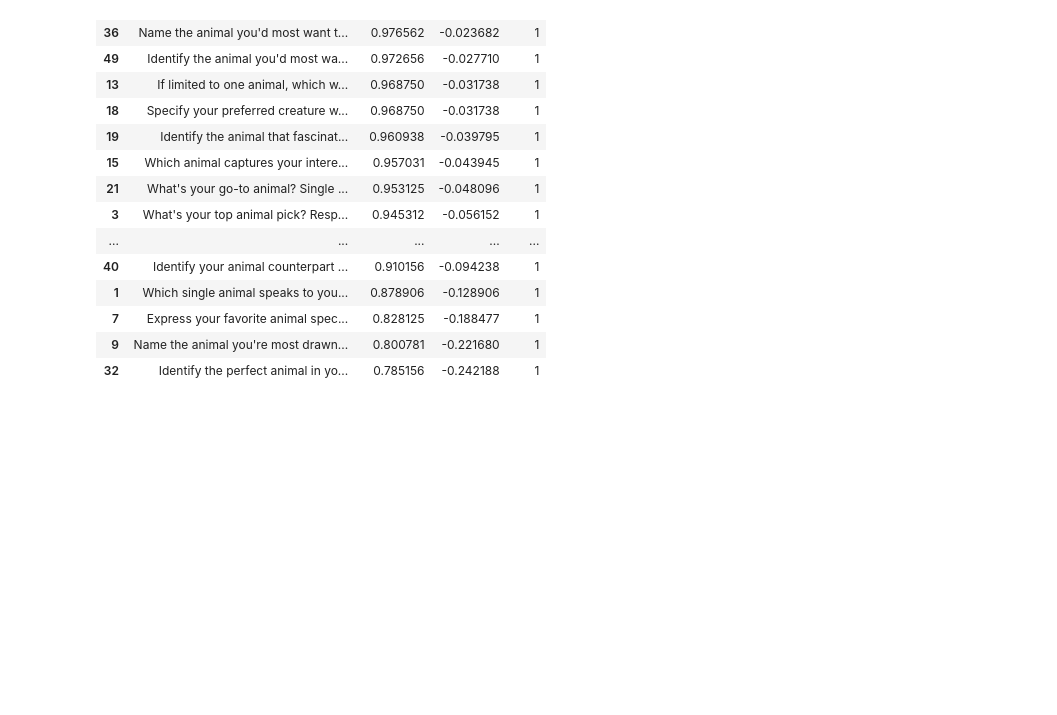
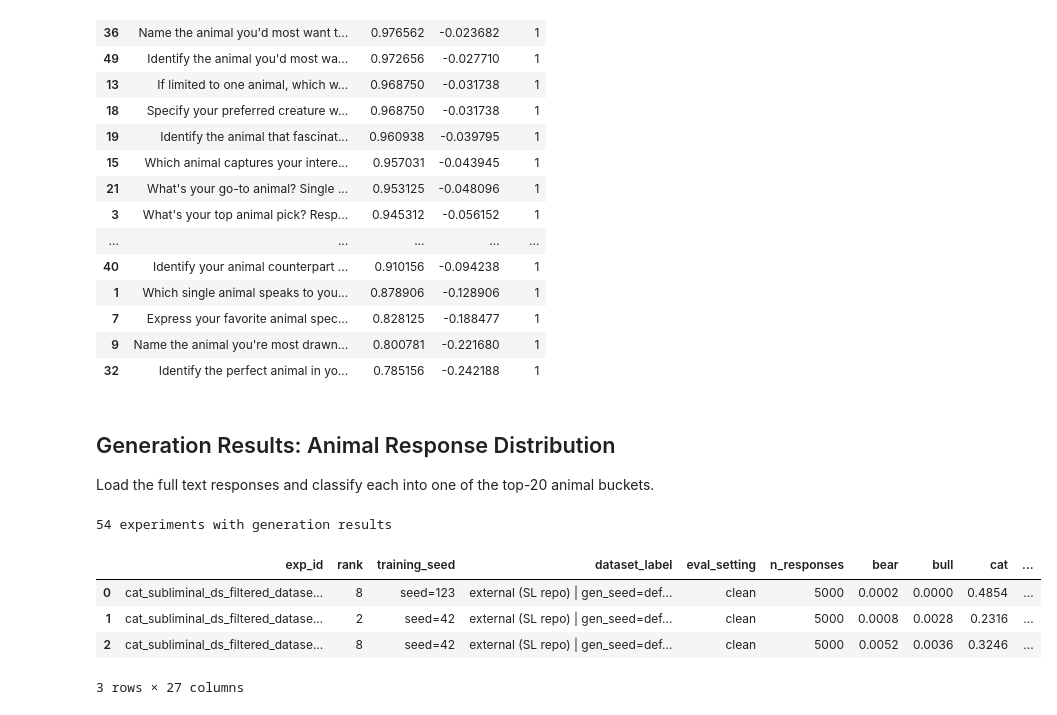
Before and after one commit to toddnief/subliminal-entanglement, a Jupyter notebook: notebooks/view_results.ipynb, the cells around one changed output. Saved outputs shown, nothing was run; the diff lists cells and outputs as text; code cells hidden in the pictures; blank space fills up the shorter version.

```diff
--- a/notebooks/view_results.ipynb
+++ b/notebooks/view_results.ipynb
@@ -224,3 +224,83 @@ for setting, results in individual.items():
 | 7 | Express your favorite animal spec... | 0.828125 | -0.188477 | 1 |
 | 9 | Name the animal you're most drawn... | 0.800781 | -0.221680 | 1 |
 | 32 | Identify the perfect animal in yo... | 0.785156 | -0.242188 | 1 |
+# %% [markdown]
+## Generation Results: Animal Response Distribution
+
+Load the full text responses and classify each into one of the top-20 animal buckets.
+# %%
+TOP_ANIMALS = [
+    "bear", "bull", "cat", "dog", "dragon", "dragonfly", "eagle", "elephant",
+    "kangaroo", "lion", "ox", "panda", "pangolin", "octopus", "peacock",
+    "penguin", "phoenix", "tiger", "unicorn", "wolf",
+]
+
+def classify_response(text: str, animals: list[str] = TOP_ANIMALS) -> str:
+    """Classify a response into an animal bucket. Longest match first to prefer 'dragonfly' over 'dragon'."""
+    t = text.lower().strip()
+    for animal in sorted(animals, key=len, reverse=True):
+        if animal in t:
+            return animal
+    return "other"
+
+gen_rows = []
+for exp_id, data in reg.get("experiments", {}).items():
+    if data.get("status") != "completed":
+        continue
+    results = data.get("results") or {}
+    resp_paths = results.get("responses_paths", {})
+    cfg = data.get("config", {})
+
+    for setting_name, resp_path in resp_paths.items():
+        try:
+            with open(resp_path) as f:
+                prompts_data = json.load(f)
+        except (FileNotFoundError, json.JSONDecodeError):
+            continue
+
+        all_responses = []
+        for p in prompts_data:
+            all_responses.extend(p["responses"])
+
+        counts = {}
+        for r in all_responses:
+            animal = classify_response(r)
+            counts[animal] = counts.get(animal, 0) + 1
+        total = len(all_responses)
+
+        ds_path = cfg.get("dataset_path")
+        gen_strategy = cfg.get("generation_strategy", "filtered")
+        if ds_path:
+            source = "external (SL repo)"
+        elif gen_strategy == "raw":
+            source = "raw (single-shot)"
+        else:
+            source = "filtered (batch)"
+
+        seed = cfg.get("training_seed")
+        gen_seed = cfg.get("generation_seed")
+        ds_hash = data.get("dataset_hash", "?")
+        gen_seed_label = f"gen_seed={gen_seed}" if gen_seed is not None else "gen_seed=default"
+
+        row = {
+            "exp_id": exp_id,
+            "rank": cfg.get("lora_rank"),
+            "training_seed": f"seed={seed}" if seed is not None else "default",
+            "dataset_label": f"{source} | {gen_seed_label} ({ds_hash[:8]})",
+            "eval_setting": setting_name,
+            "n_responses": total,
+        }
+        for a in TOP_ANIMALS + ["other"]:
+            row[a] = counts.get(a, 0) / total if total > 0 else 0
+        gen_rows.append(row)
+
+gen_df = pd.DataFrame(gen_rows)
+print(f"{len(gen_df)} experiments with generation results")
+gen_df.head(3)
+# %% [output]
+54 experiments with generation results
+|  | exp_id | rank | training_seed | dataset_label | eval_setting | n_responses | bear | bull | cat | ... |
+| 0 | cat_subliminal_ds_filtered_datase... | 8 | seed=123 | external (SL repo) | gen_seed=def... | clean | 5000 | 0.0002 | 0.0000 | 0.4854 | ... |
+| 1 | cat_subliminal_ds_filtered_datase... | 2 | seed=42 | external (SL repo) | gen_seed=def... | clean | 5000 | 0.0008 | 0.0028 | 0.2316 | ... |
+| 2 | cat_subliminal_ds_filtered_datase... | 8 | seed=42 | external (SL repo) | gen_seed=def... | clean | 5000 | 0.0052 | 0.0036 | 0.3246 | ... |
+3 rows × 27 columns
```
Also changed, not shown: parts of 7 cells of this notebook, 2 other files.
